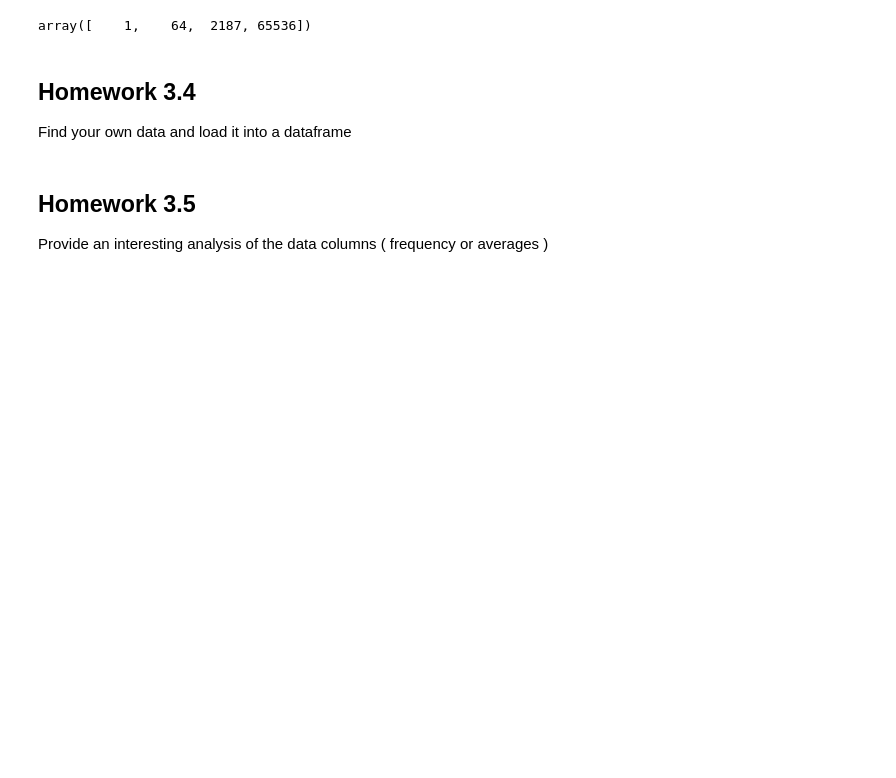
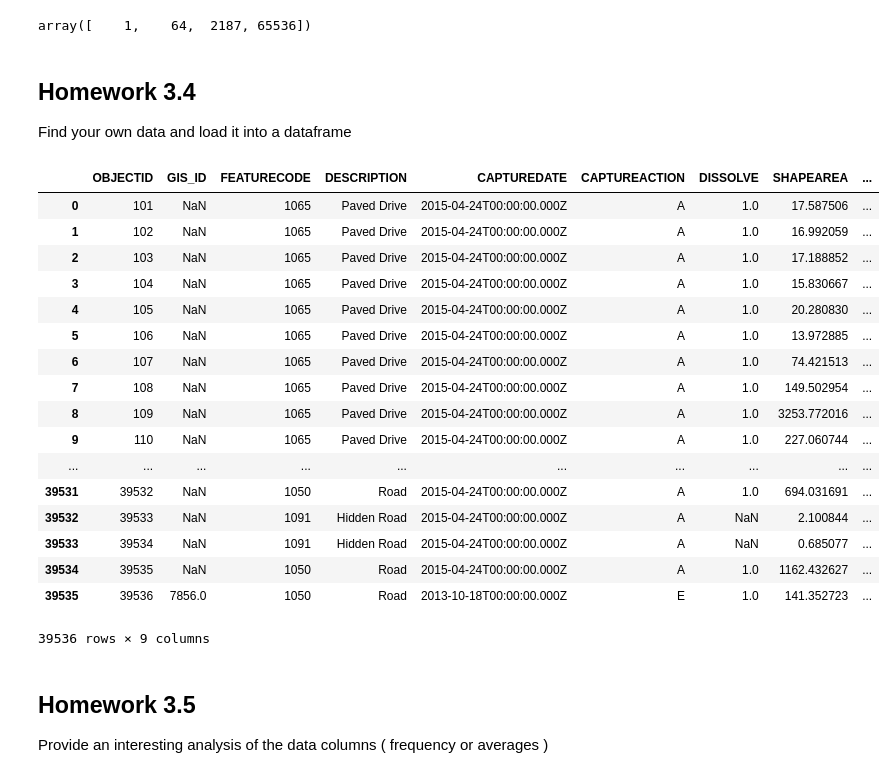
Before and after one commit to tiyalla/big-data-python-class, a Jupyter notebook: Homeworks/Homework3/Iyalla-Homework3-pandas-numpy-Sept2018.ipynb, the cells around one changed output. Drawn from its saved outputs; the diff is of its cells as text; code cells hidden in the pictures; blank space fills up the shorter version.

```diff
--- a/Homeworks/Homework3/Iyalla-Homework3-pandas-numpy-Sept2018.ipynb
+++ b/Homeworks/Homework3/Iyalla-Homework3-pandas-numpy-Sept2018.ipynb
@@ -130,11 +130,31 @@ Find your own data and load it into a dataframe
 # %%
 %matplotlib notebook
 
 import matplotlib
 import matplotlib.pyplot as plt
 import pandas as pd
 import numpy as np
 roads = pd.read_csv("./data/Roads_2015.csv")
+roads
+# %% [output]
+|  | OBJECTID | GIS_ID | FEATURECODE | DESCRIPTION | CAPTUREDATE | CAPTUREACTION | DISSOLVE | SHAPEAREA | ... |
+| 0 | 101 | NaN | 1065 | Paved Drive | 2015-04-24T00:00:00.000Z | A | 1.0 | 17.587506 | ... |
+| 1 | 102 | NaN | 1065 | Paved Drive | 2015-04-24T00:00:00.000Z | A | 1.0 | 16.992059 | ... |
+| 2 | 103 | NaN | 1065 | Paved Drive | 2015-04-24T00:00:00.000Z | A | 1.0 | 17.188852 | ... |
+| 3 | 104 | NaN | 1065 | Paved Drive | 2015-04-24T00:00:00.000Z | A | 1.0 | 15.830667 | ... |
+| 4 | 105 | NaN | 1065 | Paved Drive | 2015-04-24T00:00:00.000Z | A | 1.0 | 20.280830 | ... |
+| 5 | 106 | NaN | 1065 | Paved Drive | 2015-04-24T00:00:00.000Z | A | 1.0 | 13.972885 | ... |
+| 6 | 107 | NaN | 1065 | Paved Drive | 2015-04-24T00:00:00.000Z | A | 1.0 | 74.421513 | ... |
+| 7 | 108 | NaN | 1065 | Paved Drive | 2015-04-24T00:00:00.000Z | A | 1.0 | 149.502954 | ... |
+| 8 | 109 | NaN | 1065 | Paved Drive | 2015-04-24T00:00:00.000Z | A | 1.0 | 3253.772016 | ... |
+| 9 | 110 | NaN | 1065 | Paved Drive | 2015-04-24T00:00:00.000Z | A | 1.0 | 227.060744 | ... |
+| ... | ... | ... | ... | ... | ... | ... | ... | ... | ... |
+| 39531 | 39532 | NaN | 1050 | Road | 2015-04-24T00:00:00.000Z | A | 1.0 | 694.031691 | ... |
+| 39532 | 39533 | NaN | 1091 | Hidden Road | 2015-04-24T00:00:00.000Z | A | NaN | 2.100844 | ... |
+| 39533 | 39534 | NaN | 1091 | Hidden Road | 2015-04-24T00:00:00.000Z | A | NaN | 0.685077 | ... |
+| 39534 | 39535 | NaN | 1050 | Road | 2015-04-24T00:00:00.000Z | A | 1.0 | 1162.432627 | ... |
+| 39535 | 39536 | 7856.0 | 1050 | Road | 2013-10-18T00:00:00.000Z | E | 1.0 | 141.352723 | ... |
+39536 rows × 9 columns
 # %% [markdown]
 ## Homework 3.5
 Provide an interesting analysis of the data columns ( frequency or averages )
```
Also changed, not shown: parts of 2 cells of this notebook.
